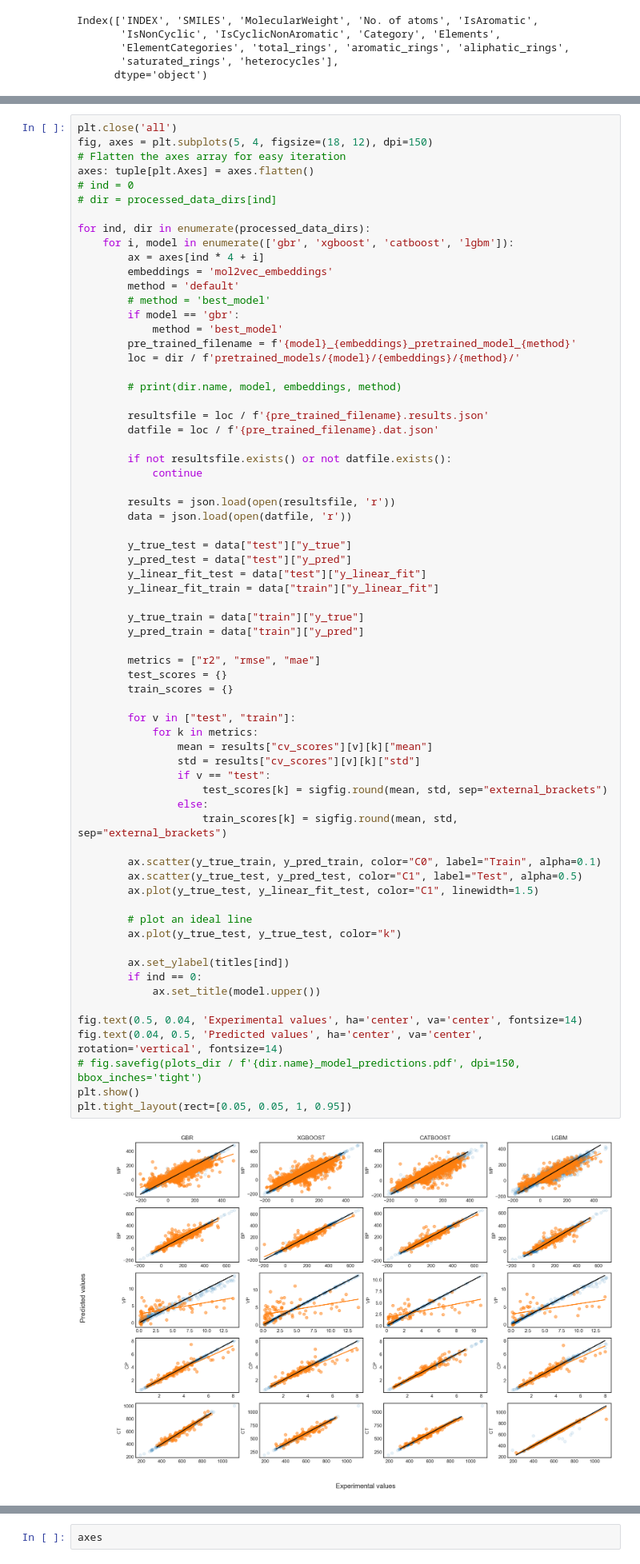
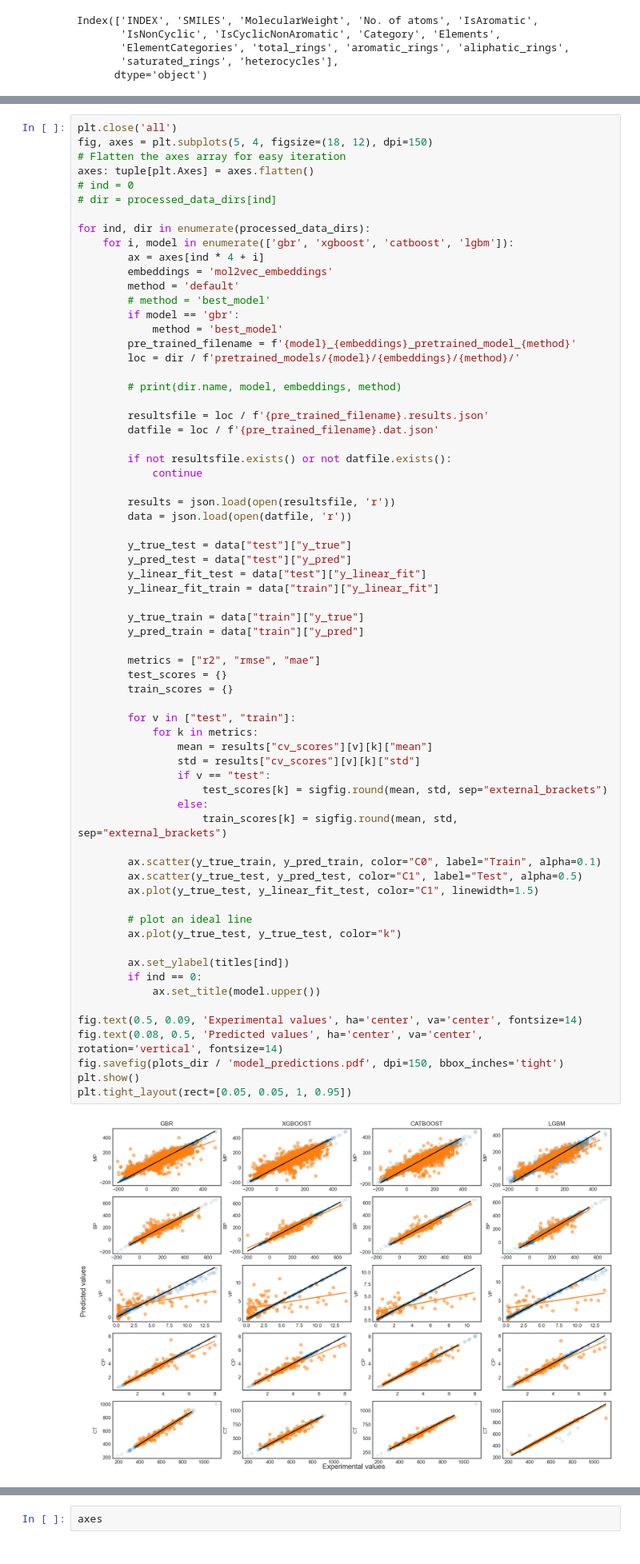
Before and after one commit to aravindhnivas/cxml_py, a Jupyter notebook: notebooks/plot_distributions.ipynb, the cells around one changed output, grey strips where cells are left out. Shown at 80% size. Cells and saved outputs as stored; diff of their text form.

```diff
--- a/notebooks/plot_distributions.ipynb
+++ b/notebooks/plot_distributions.ipynb
@@ -242,37 +242,37 @@ for ind, dir in enumerate(processed_data_dirs):
         y_true_train = data["train"]["y_true"]
         y_pred_train = data["train"]["y_pred"]
 
         metrics = ["r2", "rmse", "mae"]
         test_scores = {}
         train_scores = {}
 
         for v in ["test", "train"]:
             for k in metrics:
                 mean = results["cv_scores"][v][k]["mean"]
                 std = results["cv_scores"][v][k]["std"]
                 if v == "test":
                     test_scores[k] = sigfig.round(mean, std, sep="external_brackets")
                 else:
                     train_scores[k] = sigfig.round(mean, std, sep="external_brackets")
 
         ax.scatter(y_true_train, y_pred_train, color="C0", label="Train", alpha=0.1)
         ax.scatter(y_true_test, y_pred_test, color="C1", label="Test", alpha=0.5)
         ax.plot(y_true_test, y_linear_fit_test, color="C1", linewidth=1.5)
 
         # plot an ideal line
         ax.plot(y_true_test, y_true_test, color="k")
 
         ax.set_ylabel(titles[ind])
         if ind == 0:
             ax.set_title(model.upper())
 
-fig.text(0.5, 0.04, 'Experimental values', ha='center', va='center', fontsize=14)
-fig.text(0.04, 0.5, 'Predicted values', ha='center', va='center', rotation='vertical', fontsize=14)
-# fig.savefig(plots_dir / f'{dir.name}_model_predictions.pdf', dpi=150, bbox_inches='tight')
+fig.text(0.5, 0.09, 'Experimental values', ha='center', va='center', fontsize=14)
+fig.text(0.08, 0.5, 'Predicted values', ha='center', va='center', rotation='vertical', fontsize=14)
+fig.savefig(plots_dir / 'model_predictions.pdf', dpi=150, bbox_inches='tight')
 plt.show()
 plt.tight_layout(rect=[0.05, 0.05, 1, 0.95])
 # %% [output]
-[figure, old version]
+[figure, new version]
 <Figure size 640x480 with 0 Axes>
 # %%
 axes
```
